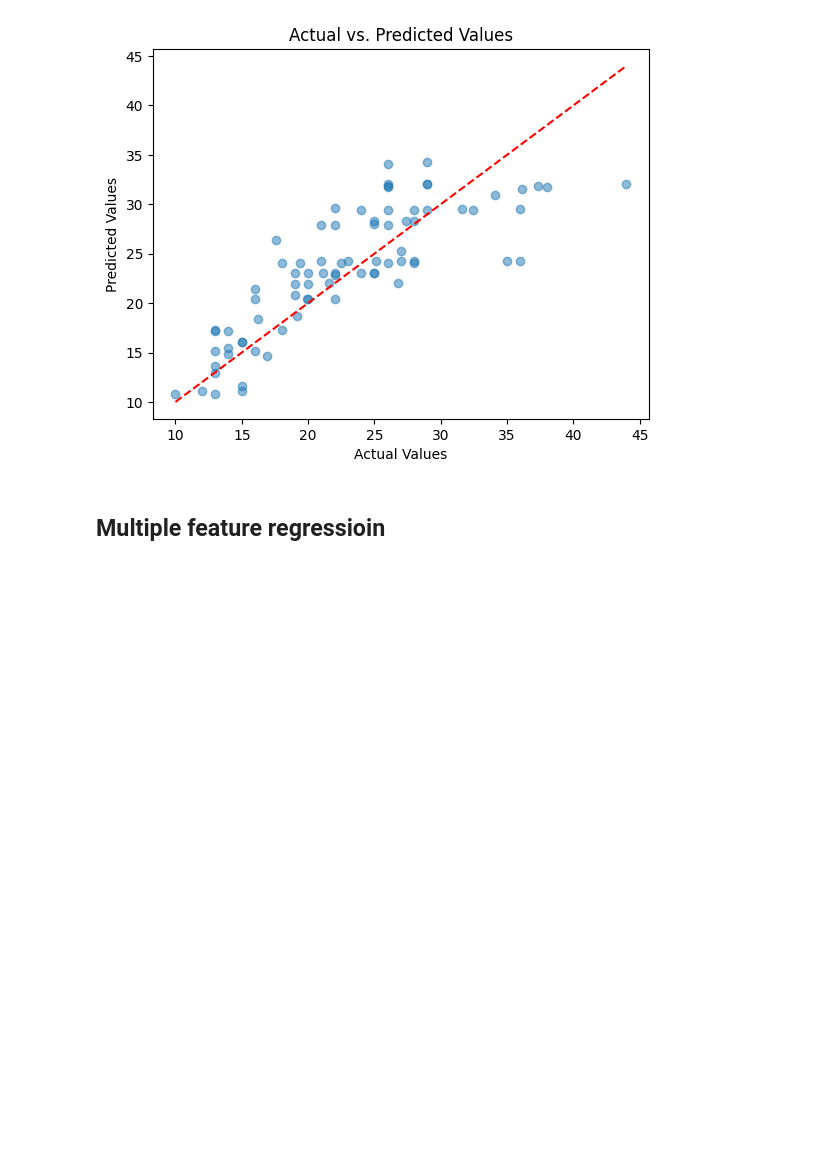
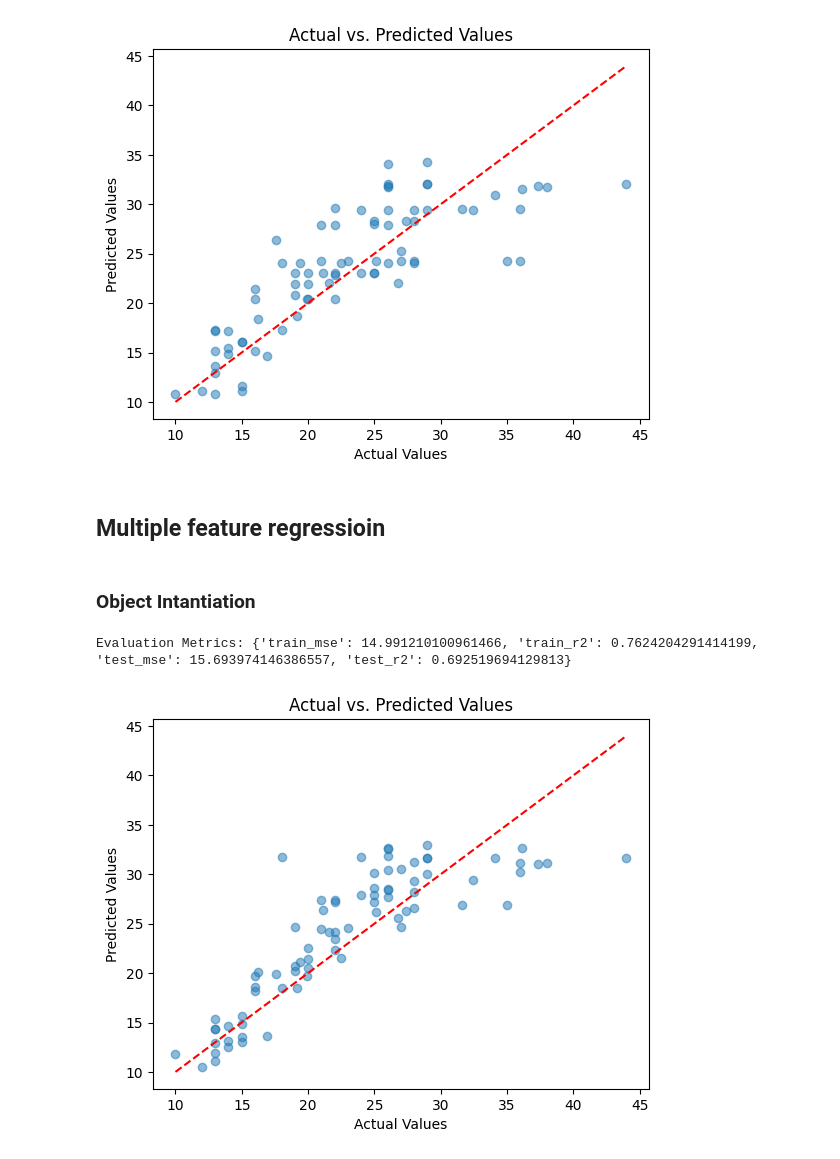
Before and after one commit to Ehtisham1053/Regression-ML-Algorithms, a Jupyter notebook: Voting_ensamble_Regression.ipynb, the cells around one changed output. Drawn from its saved outputs; the diff is of its cells as text; code cells hidden in the pictures; blank space fills up the shorter version.

```diff
--- a/Voting_ensamble_Regression.ipynb
+++ b/Voting_ensamble_Regression.ipynb
@@ -131,3 +131,26 @@ class VotingEnsembleRegressor:
         plt.title("Actual vs. Predicted Values")
         plt.plot([min(y_test), max(y_test)], [min(y_test), max(y_test)], color='red', linestyle='dashed')
         plt.show()
+# %% [markdown]
+### Object Intantiation
+# %%
+df = sns.load_dataset('mpg').dropna()
+X = df[['horsepower', 'weight', 'displacement']].values
+y = df['mpg'].values
+
+X_train, X_test, y_train, y_test = train_test_split(X, y, test_size=0.2, random_state=42)
+
+models = {
+    'svr': SVR(),
+    'knn': KNeighborsRegressor(),
+    'lr': LinearRegression()
+}
+
+ensemble = VotingEnsembleRegressor(models)
+ensemble.train(X_train, y_train)
+print("Evaluation Metrics:", ensemble.evaluate(X_train, y_train, X_test, y_test))
+y_pred = ensemble.ensemble.predict(X_test)
+ensemble.plot_results(y_test, y_pred)
+# %% [output]
+Evaluation Metrics: {'train_mse': 14.991210100961466, 'train_r2': 0.7624204291414199, 'test_mse': 15.693974146386557, 'test_r2': 0.692519694129813}
+[figure, added]
```
